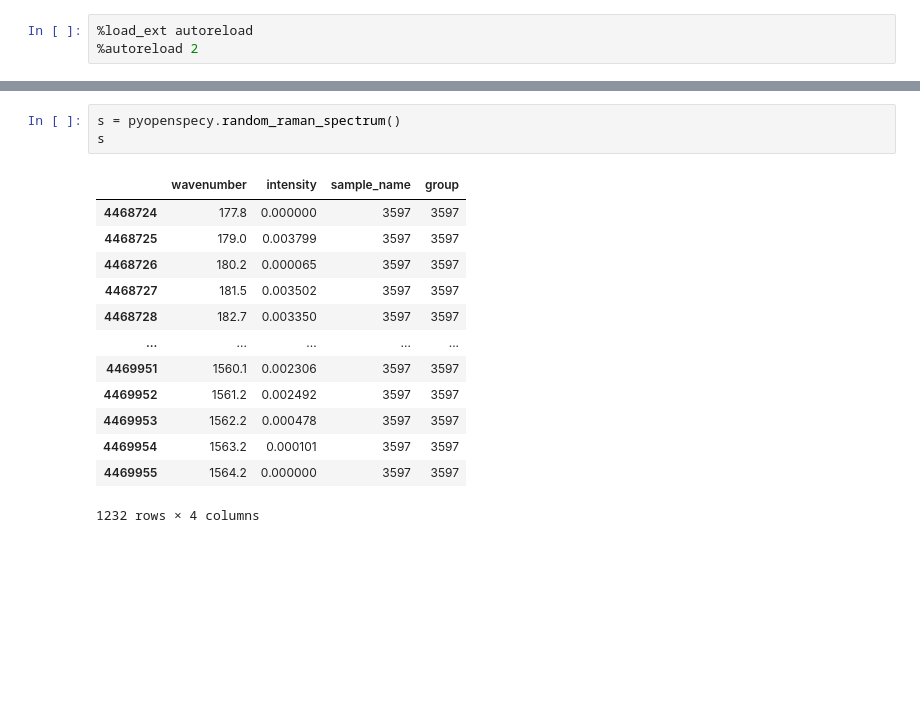
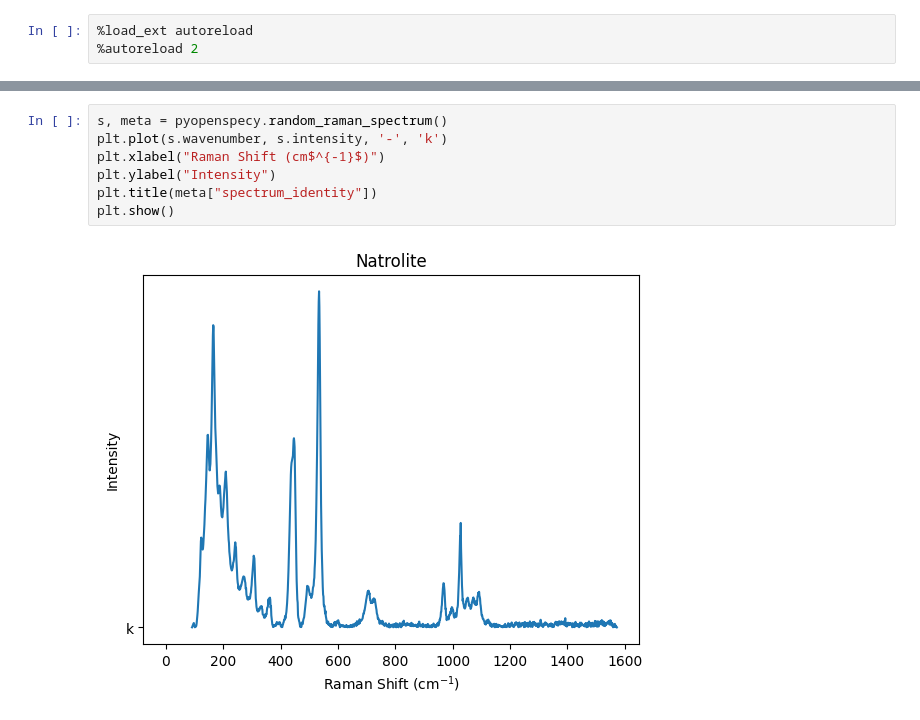
Before and after one commit to julianirwin/pyopenspecy, a Jupyter notebook: notebooks/test.ipynb, the cells around one changed output, grey strips where cells are left out. Drawn from its saved outputs; the diff is of its cells as text; blank space fills up the shorter version.

Commit message:
return metadata and spectrum

```diff
--- a/notebooks/test.ipynb
+++ b/notebooks/test.ipynb
@@ -16,20 +17,12 @@ m
-# %%
-s = pyopenspecy.random_raman_spectrum()
-s
-# %% [output]
-|  | wavenumber | intensity | sample_name | group |
-| 4468724 | 177.8 | 0.000000 | 3597 | 3597 |
-| 4468725 | 179.0 | 0.003799 | 3597 | 3597 |
-| 4468726 | 180.2 | 0.000065 | 3597 | 3597 |
-| 4468727 | 181.5 | 0.003502 | 3597 | 3597 |
-| 4468728 | 182.7 | 0.003350 | 3597 | 3597 |
-| ... | ... | ... | ... | ... |
-| 4469951 | 1560.1 | 0.002306 | 3597 | 3597 |
-| 4469952 | 1561.2 | 0.002492 | 3597 | 3597 |
-| 4469953 | 1562.2 | 0.000478 | 3597 | 3597 |
-| 4469954 | 1563.2 | 0.000101 | 3597 | 3597 |
-| 4469955 | 1564.2 | 0.000000 | 3597 | 3597 |
-1232 rows × 4 columns
+# %%
+s, meta = pyopenspecy.random_raman_spectrum()
+plt.plot(s.wavenumber, s.intensity, '-', 'k')
+plt.xlabel("Raman Shift (cm$^{-1}$)")
+plt.ylabel("Intensity")
+plt.title(meta["spectrum_identity"])
+plt.show()
+# %% [output]
+[figure, added]
 # %%
 m = pyopenspecy.random_ftir_metadata()
 m
```
Also changed, not shown: parts of 6 cells of this notebook, 2 other files.
